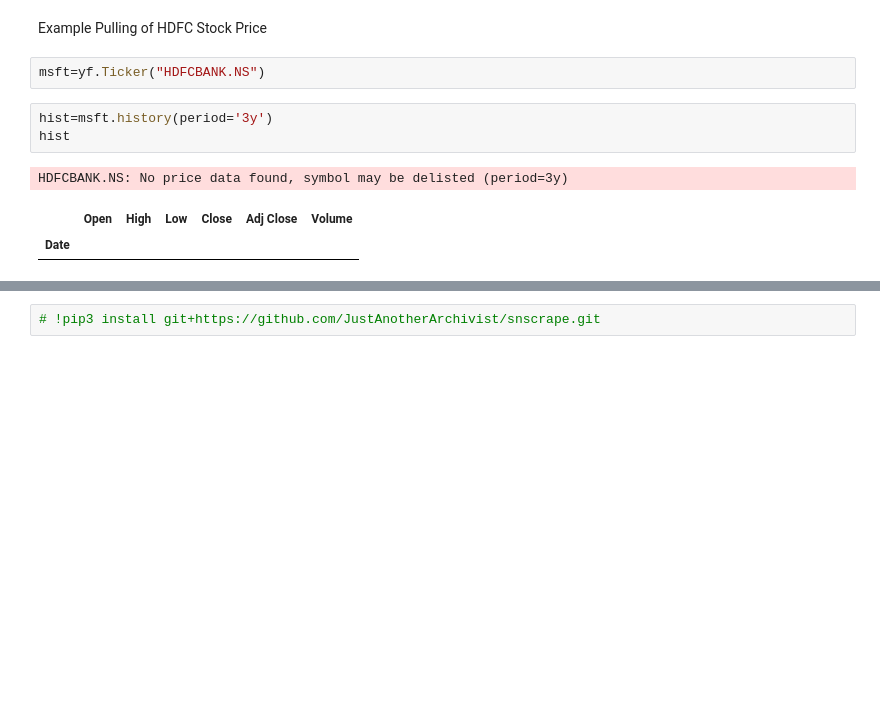
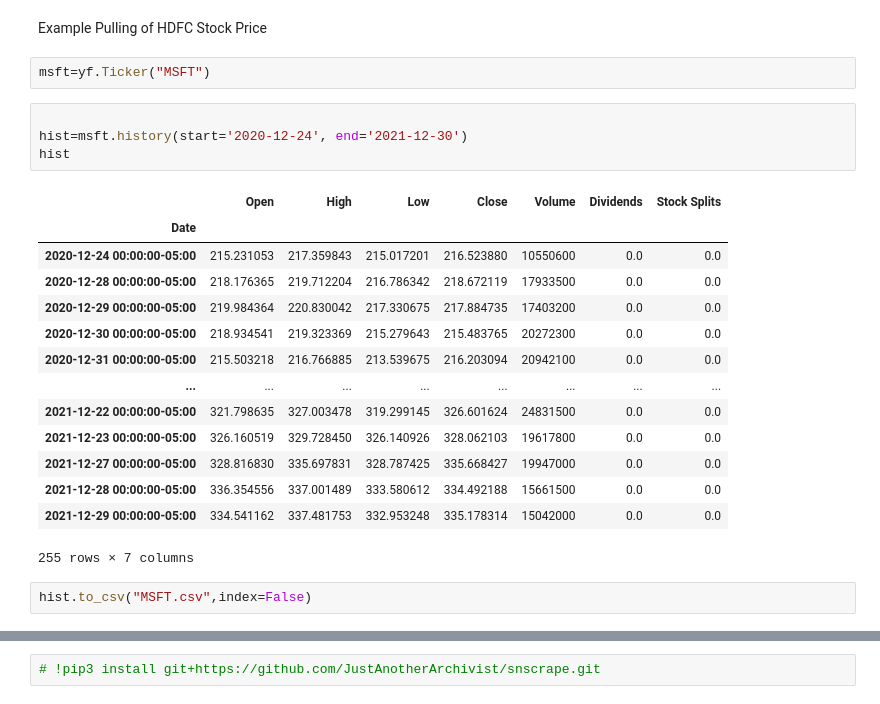
Before and after one commit to SohomSaha045/finalYearProject, a Jupyter notebook: model.ipynb, the cells around one changed output, grey strips where cells are left out. Drawn from its saved outputs; the diff is of its cells as text; blank space fills up the shorter version.

```diff
--- a/model.ipynb
+++ b/model.ipynb
@@ -13,11 +15,25 @@ helo
 # %% [markdown]
 Example Pulling of HDFC Stock Price
 # %%
-msft=yf.Ticker("HDFCBANK.NS")
+msft=yf.Ticker("MSFT")
-# %%
-hist=msft.history(period='3y')
-hist
-# %% [output]
-HDFCBANK.NS: No price data found, symbol may be delisted (period=3y)
-|  | Open | High | Low | Close | Adj Close | Volume |
-| Date |  |  |  |  |  |  |
+# %%
+
+hist=msft.history(start='2020-12-24', end='2021-12-30')
+hist
+# %% [output]
+|  | Open | High | Low | Close | Volume | Dividends | Stock Splits |
+| Date |  |  |  |  |  |  |  |
+| 2020-12-24 00:00:00-05:00 | 215.231053 | 217.359843 | 215.017201 | 216.523880 | 10550600 | 0.0 | 0.0 |
+| 2020-12-28 00:00:00-05:00 | 218.176365 | 219.712204 | 216.786342 | 218.672119 | 17933500 | 0.0 | 0.0 |
+| 2020-12-29 00:00:00-05:00 | 219.984364 | 220.830042 | 217.330675 | 217.884735 | 17403200 | 0.0 | 0.0 |
+| 2020-12-30 00:00:00-05:00 | 218.934541 | 219.323369 | 215.279643 | 215.483765 | 20272300 | 0.0 | 0.0 |
+| 2020-12-31 00:00:00-05:00 | 215.503218 | 216.766885 | 213.539675 | 216.203094 | 20942100 | 0.0 | 0.0 |
+| ... | ... | ... | ... | ... | ... | ... | ... |
+| 2021-12-22 00:00:00-05:00 | 321.798635 | 327.003478 | 319.299145 | 326.601624 | 24831500 | 0.0 | 0.0 |
+| 2021-12-23 00:00:00-05:00 | 326.160519 | 329.728450 | 326.140926 | 328.062103 | 19617800 | 0.0 | 0.0 |
+| 2021-12-27 00:00:00-05:00 | 328.816830 | 335.697831 | 328.787425 | 335.668427 | 19947000 | 0.0 | 0.0 |
+| 2021-12-28 00:00:00-05:00 | 336.354556 | 337.001489 | 333.580612 | 334.492188 | 15661500 | 0.0 | 0.0 |
+| 2021-12-29 00:00:00-05:00 | 334.541162 | 337.481753 | 332.953248 | 335.178314 | 15042000 | 0.0 | 0.0 |
+255 rows × 7 columns
+# %%
+hist.to_csv("MSFT.csv",index=False)
```
Also changed, not shown: parts of 5 cells of this notebook.
